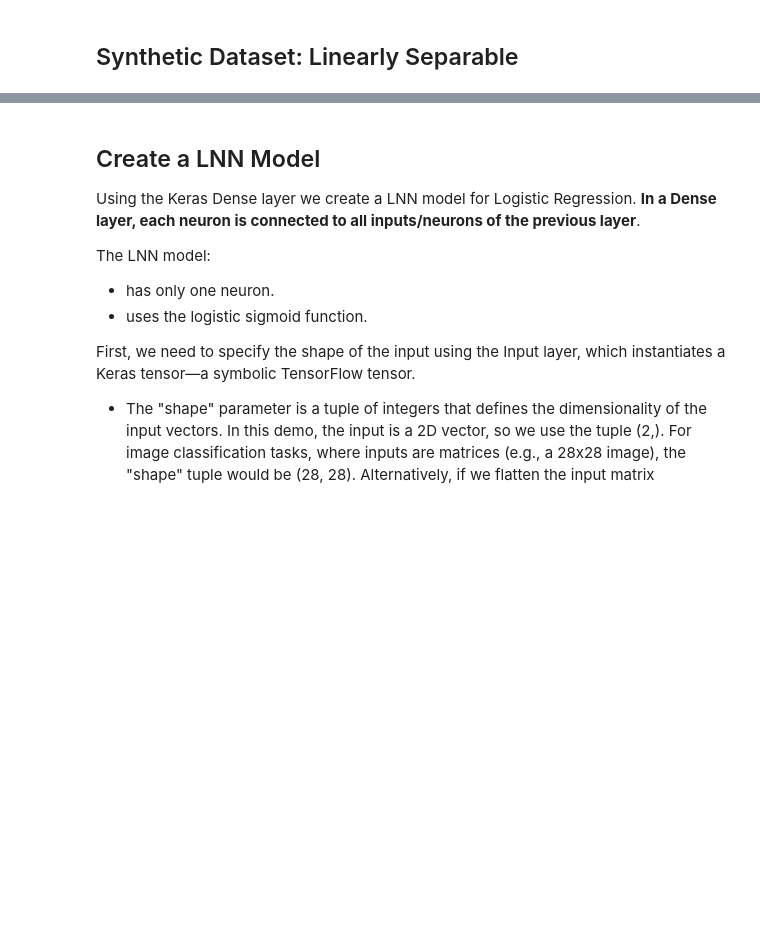
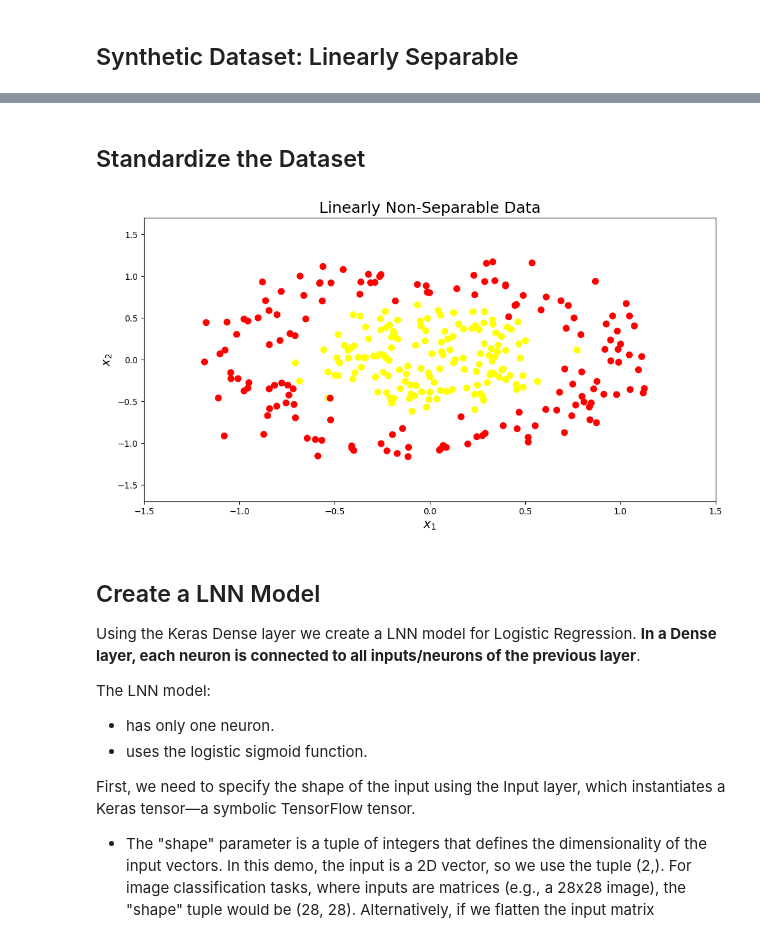
Before and after one commit to rhasanbd/Linear-Neural-Networks, a Jupyter notebook: Linear Neural Network-2-Binary Classification-Linearly Nonseperable.ipynb, the cells around one changed output, grey strips where cells are left out. Cells and saved outputs as stored; diff of their text form; code cells hidden in the pictures; blank space fills up the shorter version.

```diff
--- a/Linear Neural Network-2-Binary Classification-Linearly Nonseperable.ipynb
+++ b/Linear Neural Network-2-Binary Classification-Linearly Nonseperable.ipynb
@@ -75,3 +76,24 @@ plt.show()
+# %% [markdown]
+## Standardize the Dataset
+# %%
+scaler = StandardScaler()
+
+scaler.fit_transform(X)
+
+# Draw a scatter plot
+plt.figure(figsize=(12, 6))
+
+plt.scatter(X[:, 0], X[:, 1], c=y, s=50, cmap='autumn')
+
+plt.title("Linearly Non-Separable Data", fontsize=18)
+plt.xlabel("$x_1$", fontsize=14)
+plt.ylabel("$x_2$", fontsize=14)
+plt.axis([-1.5, 1.5, -1.7, 1.7])
+#plt.xticks(())
+#plt.yticks(())
+plt.show()
+# %% [output]
+[figure, added]
 # %% [markdown]
 ## Create a LNN Model
 
```
Also changed, not shown: parts of 6 cells of this notebook, 3 other files.
